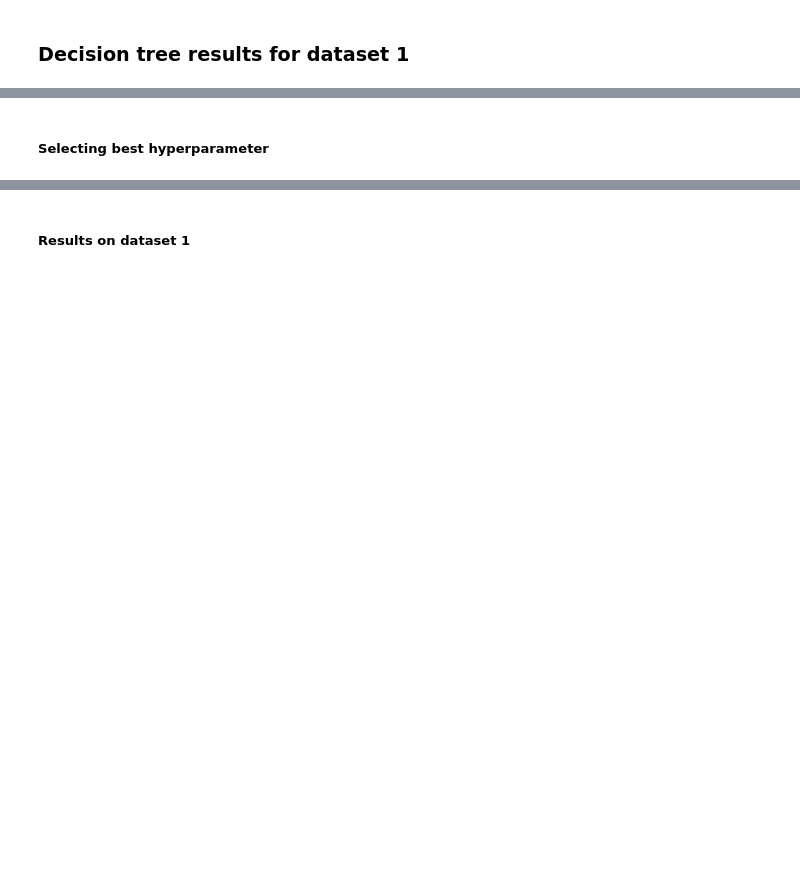
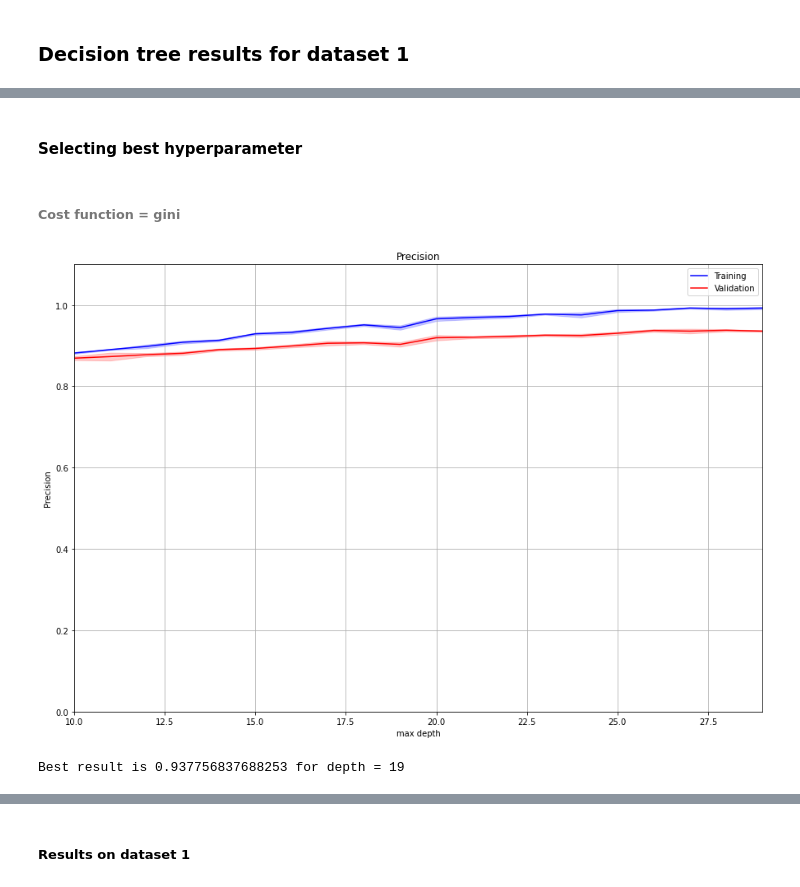
Before and after one commit to nono9212/COMP551_HM1, a Jupyter notebook: Homework.ipynb, the cells around one changed output, grey strips where cells are left out. Saved outputs shown, nothing was run; the diff lists cells and outputs as text; code cells hidden in the pictures; blank space fills up the shorter version.

```diff
--- a/Homework.ipynb
+++ b/Homework.ipynb
@@ -807,17 +908,16 @@ We use scikit-learn's decision tree function to design a decision tree classifie
 # %%
 from sklearn.tree import DecisionTreeClassifier # Import Decision Tree Classifier
 # %%
-def decision_tree(training_features, training_labels, to_predict_features,
-                  criterion='gini', splitter='best'):
+def decision_tree(training_features, training_labels, to_predict_features, max_depth=None, criterion='gini'):
     """
     :param training_features: training features (x)
     :param training_labels: training labels (y)
     :param to_predict_features: features that we want to predict
-    :param criterion: {"best", "random"} Default is "gini" for the Gini impurity and "entropy" for the information gain
-    :param splitter: {"best", "random"} Default is "best" to choose the best split and "random" to choose the best random split.
+    :param max_depth: The maximum depth of the tree. If None, then nodes are expanded until all leaves are pure.
+    :param criterion: {"gini", "entropy"} Default is "gini" for the Gini impurity and "entropy" for the information gain
     :return:Numpy array containing the labels predicted by Decision Tree for the given 'to_predict_features'
     """
-    classifier = DecisionTreeClassifier(criterion=criterion, splitter=splitter)
+    classifier = DecisionTreeClassifier(max_depth=max_depth, criterion=criterion)
     classifier.fit(training_features, training_labels)
 
     return classifier.predict(to_predict_features)
@@ -827,0 +997,10 @@ def decision_tree(training_features, training_labels, to_predict_features,
+# %%
+nrows = dataset_adult.shape[0]
+max_depths = list(range(1, 30, 2))
+Ns = [int(index * nrows) for index in [0.25, 0.5, 0.75, 1]]
+
+if(USE_IMAGES_INSTEAD_OF_COMPUTING):
+    display(Image("img/decision_tree_dataset_size_influence.png"))
+else:
+    decision_tree_influence_multiple_datasize(max_depths, dataset_adult, labels_adult, Ns, criterion="gini", loss_="manhattan",
+                                              folds = 5, show_time=True, visualize=True)
@@ -829,0 +1064,13 @@ def decision_tree(training_features, training_labels, to_predict_features,
+# %%
+nrows = dataset_adult.shape[0]
+N = int(0.75 * nrows)
+indices = list(np.random.choice(nrows, N))
+dataset_adult_75 = dataset_adult.iloc[indices].reset_index(drop=True)
+labels_adult_75 = labels_adult.iloc[indices].reset_index(drop=True)
+
+
+normalized_dataset_adult = dataset_adult_75.copy(deep=True)
+normalize(normalized_dataset_adult)
+
+normalized_test_dataset_adult = test_dataset_adult.copy(deep=True)
+normalize(normalized_test_dataset_adult)
@@ -830,2 +1099,2 @@ def decision_tree(training_features, training_labels, to_predict_features,
 # %% [markdown]
-##### Selecting best hyperparameter
+#### Selecting best hyperparameter
@@ -833,0 +1101,12 @@ def decision_tree(training_features, training_labels, to_predict_features,
+# %% [markdown]
+###### Cost function  = gini
+# %%
+if(USE_IMAGES_INSTEAD_OF_COMPUTING):
+    display(Image("./img/decision_tree_gini.png"))
+else:
+    (mean_trainings, std_trainings, mean_validations, std_validations) = decision_tree_influence_fixed_datasize(list(range(10, 30)), dataset_adult_75, labels_adult_75, N, loss_="manhattan",
+                                         criterion='gini', folds = 5, show_time=False, visualize=True)
+    print(f"Best result is {max(mean_validations)} for depth = {mean_validations.index(max(mean_validations)) + 1}")
+# %% [output]
+[figure, added]
+Best result is 0.937756837688253 for depth = 19
```
Also changed, not shown: parts of 40 cells of this notebook, 5 other files.
